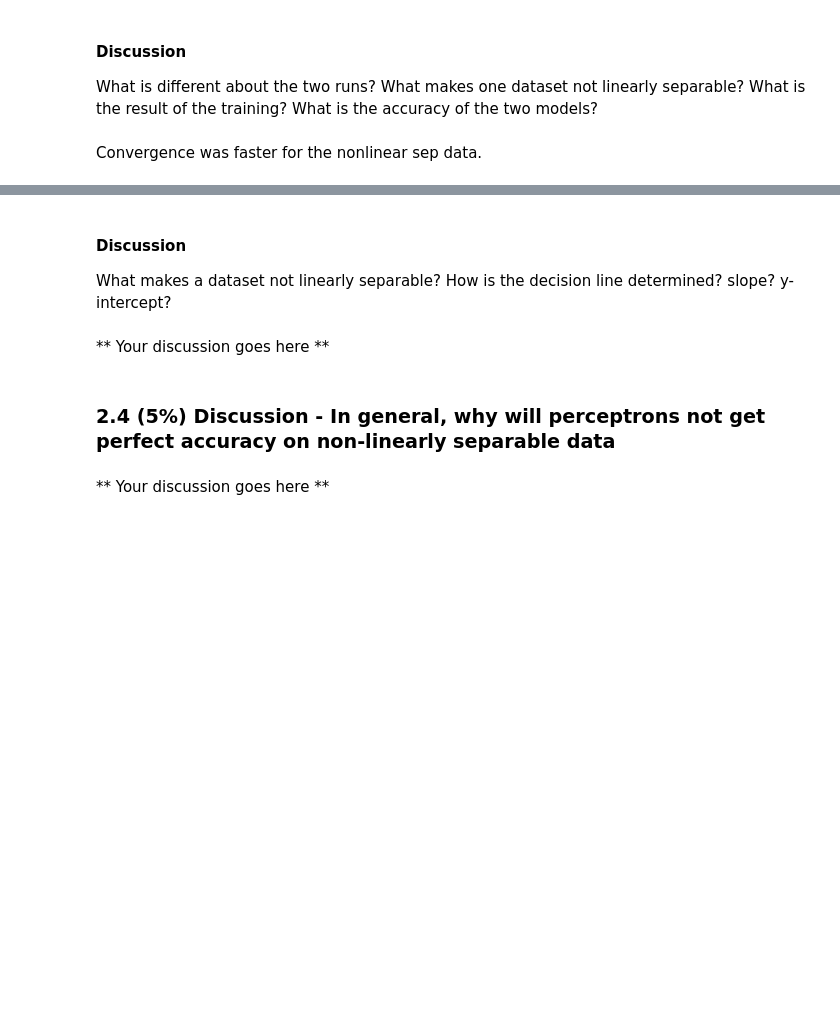
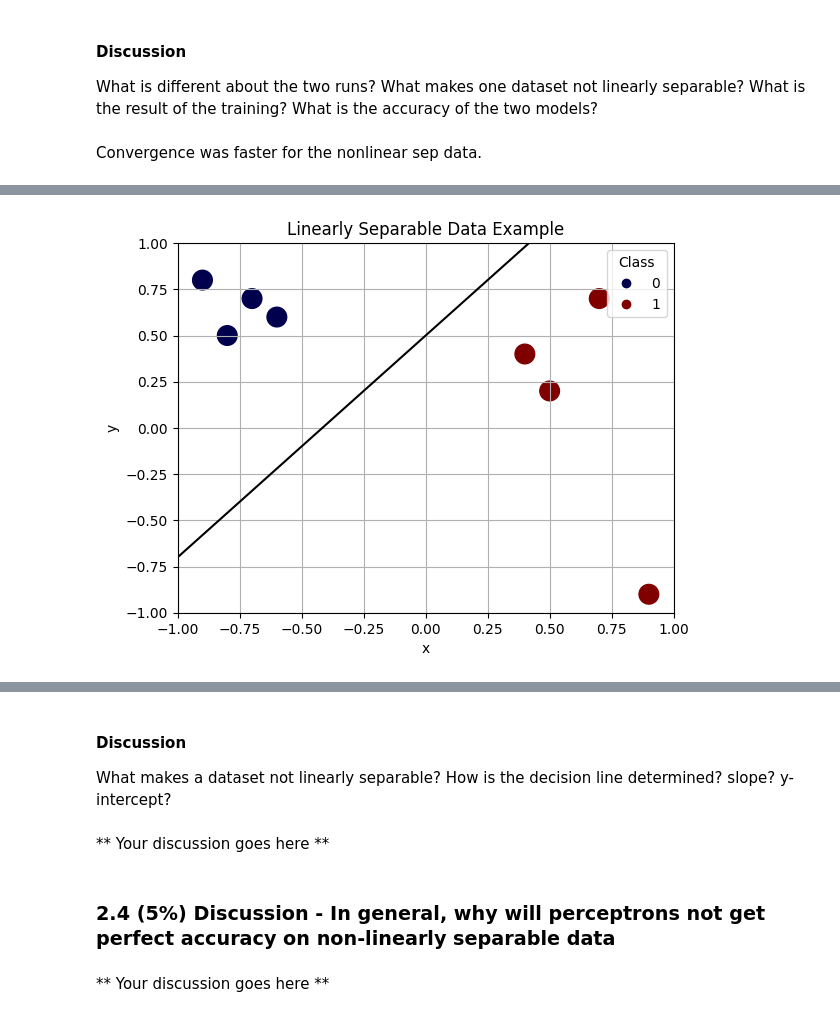
Before and after one commit to joansia9/Perceptron, a Jupyter notebook: Perceptron Lab.ipynb, the cells around one changed output, grey strips where cells are left out. Drawn from its saved outputs; the diff is of its cells as text; code cells hidden in the pictures; blank space fills up the shorter version.

```diff
--- a/Perceptron Lab.ipynb
+++ b/Perceptron Lab.ipynb
@@ -320,42 +288,84 @@ Convergence was faster for the nonlinear sep data.
 # %%
 # Sample Graph code, You can use any graphing approach you want including this one.
 # We encourage you to use matplotlib.
 import matplotlib.pyplot as plt
-from sklearn.linear_model import Perceptron
-
-print("------- Linearly Seperable Data--------")
-# The data in this example is made up.  You will use your real data.
-# Create a scatter plot of data
-plt.scatter(linearlySep_data[:, 0], linearlySep_data[:, 1], c=labels, s=200, cmap='seismic')
-
-# Set the limits for the axes (auto-scaled based on the data range)
-plt.xlim(-1, 1)
-plt.ylim(-1, 1)
 
 # Create a scatter plot of data
+plt.xlim(-1,1)
+plt.ylim(-1,1)
+
 scatter = plt.scatter(linearlySep_data[:,0], linearlySep_data[:,1], c = labels, s=200, cmap='seismic')
 legend = plt.legend(*scatter.legend_elements(num=1), title="Class", loc='upper right') # Legend
 
 # Plot the learned separator.  We just made up the slope and intercept for this example. You need to calculate
 # the correct slope and intercept using your learned weights and bias.
 xlist = np.linspace(-1.0, 1.0, 100)
 ylist = np.linspace(-1.0, 1.0, 100)
 
-w1 = clf.coef_[0]
-w2 = clf.coef_[0]
+#calculating the slope
+clf = Perceptron(shuffle=False, eta0=0.1, max_iter=50)
+clf.fit(X, y)
 
-print(clf.coef_[0])
+# Get weights and bias
+w1, w2 = clf.coef_[0]  # Two weights
+#print(w1)
+#print(w2)
 
-slope = -w1 / w2
-#intercept = bias / w2
-#eq = slope*xlist + intercept
+b = clf.intercept_[0]# Bias term
+#rint(b)
 
-#plot the points and the lind
-#plt.plot(xlis, eq, '-k', )
+B = -b/w2
 
-plt.title('Linearly Separable Data Graph')
+slope = -1 * w1/w2
+##print(slope)
+
+#x2 = (-w1/w2)*x1
+eq = slope * xlist + B
+
+plt.plot(xlist, eq, '-k')
+
+plt.title('Linearly Separable Data Example')
 plt.xlabel('x')
 plt.ylabel('y')
 plt.grid() # add grid lines
 plt.show() # show the plot
+
+print ("non linearly seperable data")
+
+scatter = plt.scatter(NonLinSep_Data[:,0], NonLinSep_Data[:,1], c = labels, s=200, cmap='seismic')
+legend = plt.legend(*scatter.legend_elements(num=1), title="Class", loc='upper right') # Legend
+
+# Plot the learned separator.  We just made up the slope and intercept for this example. You need to calculate
+# the correct slope and intercept using your learned weights and bias.
+xlist = np.linspace(-1.0, 1.0, 100)
+ylist = np.linspace(-1.0, 1.0, 100)
+
+#calculating the slope
+clf = Perceptron(shuffle=False, eta0=0.1, max_iter=50)
+clf.fit(X, y)
+
+# Get weights and bias
+w1, w2 = clf.coef_[0]  # Two weights
+#print(w1)
+#print(w2)
+
+b = clf.intercept_[0]# Bias term
+#print(b)
+
+B = -b/w2
+
+slope = -1 * w1/w2
+#print(slope)
+
+#x2 = (-w1/w2)*x1
+eq = slope * xlist + B
+
+plt.plot(xlist, eq, '-k')
+
+plt.title('NonLinearly Separable Data Example')
+plt.xlabel('x')
+plt.ylabel('y')
+plt.grid() # add grid lines
+plt.show() # show the plot
 # %% [output]
+[figure, new version]
```
Also changed, not shown: parts of 5 cells of this notebook.
